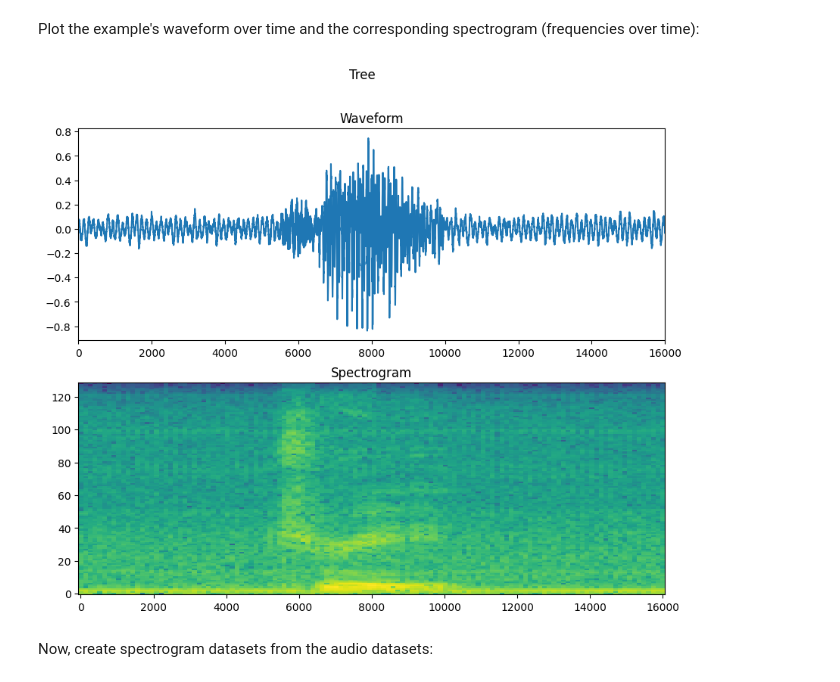
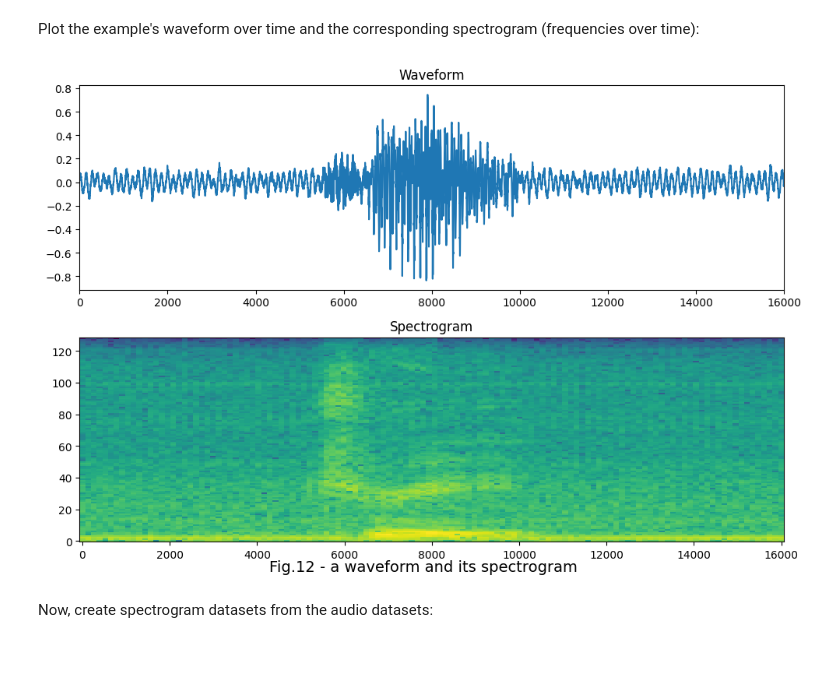
Before and after one commit to Alex1iv/speech_classification, a Jupyter notebook: notebooks/simple_audio.ipynb, the cells around one changed output. Cells and saved outputs as stored; diff of their text form; code cells hidden in the pictures; blank space fills up the shorter version.

```diff
--- a/notebooks/simple_audio.ipynb
+++ b/notebooks/simple_audio.ipynb
@@ -154,0 +160,15 @@ plt.tight_layout();
+# %%
+fig, ax = plt.subplots(1, 2, figsize=(10, 4))
+
+for i in range(2):
+	audio_signal = example_audio[i]
+	ax[i].plot(audio_signal)
+	ax[i].set_title('Command: ' + label_names[example_labels[i]])
+	ax[i].set_yticks(np.arange(-1.2, 1.2, 0.2))
+	ax[i].set_ylim([-1.1, 1.1])
+
+plot_counter = 13
+plt.suptitle(f"Fig.{plot_counter} - Waveform samples", y=0.05, fontsize=14)
+
+#plt.savefig(path_figures + f'/fig_{plot_counter}.png')
+plt.tight_layout(rect=[0, 0.03, 1, 0.9]);
@@ -225,17 +247,23 @@ def plot_spectrogram(spectrogram, ax):
 # %% [markdown]
 Plot the example's waveform over time and the corresponding spectrogram (frequencies over time):
 # %%
-fig, axes = plt.subplots(2, figsize=(10, 8))
+fig, ax = plt.subplots(2, figsize=(10, 8))
 timescale = np.arange(waveform.shape[0])
-axes[0].plot(timescale, waveform.numpy())
-axes[0].set_title('Waveform')
-axes[0].set_xlim([0, 16000])
+ax[0].plot(timescale, waveform.numpy())
+ax[0].set_title('Waveform')
+ax[0].set_xlim([0, 16000])
 
-plot_spectrogram(spectrogram.numpy(), axes[1])
-axes[1].set_title('Spectrogram')
+plot_spectrogram(spectrogram.numpy(), ax[1])
+ax[1].set_title('Spectrogram')
 plt.suptitle(label.title());
+
+
+plt.suptitle(f"Fig.{plot_counter} - a waveform and its spectrogram", y=0.05, fontsize=14)
+plot_counter = 12
+plt.savefig(path_figures + f'/fig_{plot_counter}.png')
+plt.tight_layout(rect=[0, 0.03, 1, 0.9]);
 # %% [output]
-[figure, old version]
+[figure, new version]
 # %% [markdown]
 Now, create spectrogram datasets from the audio datasets:
 # %%
```
Also changed, not shown: parts of 8 cells of this notebook.
